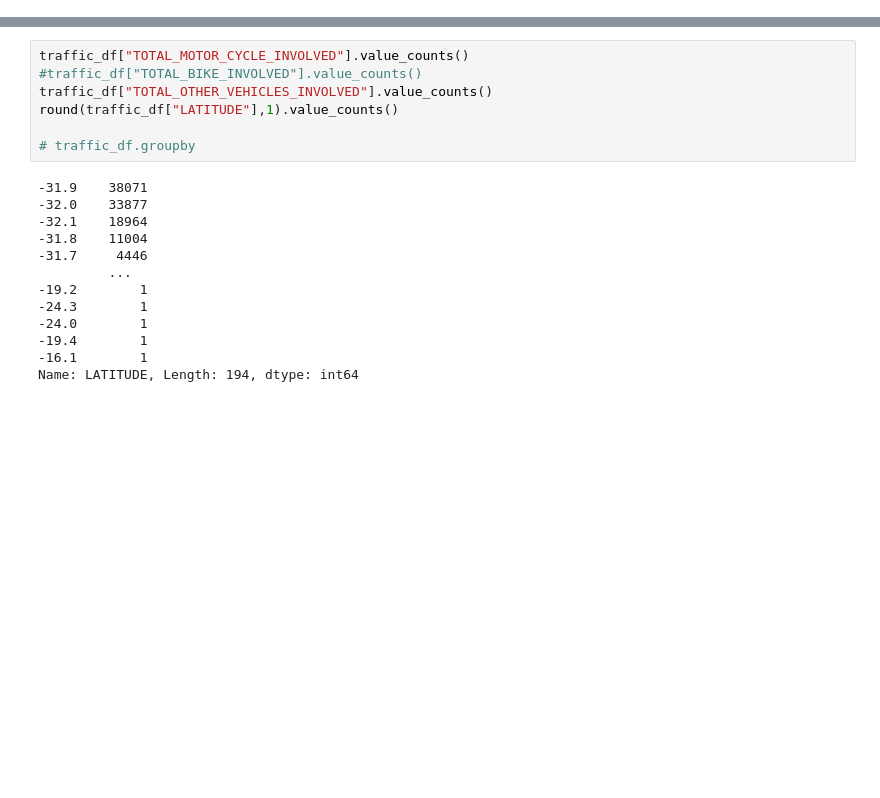
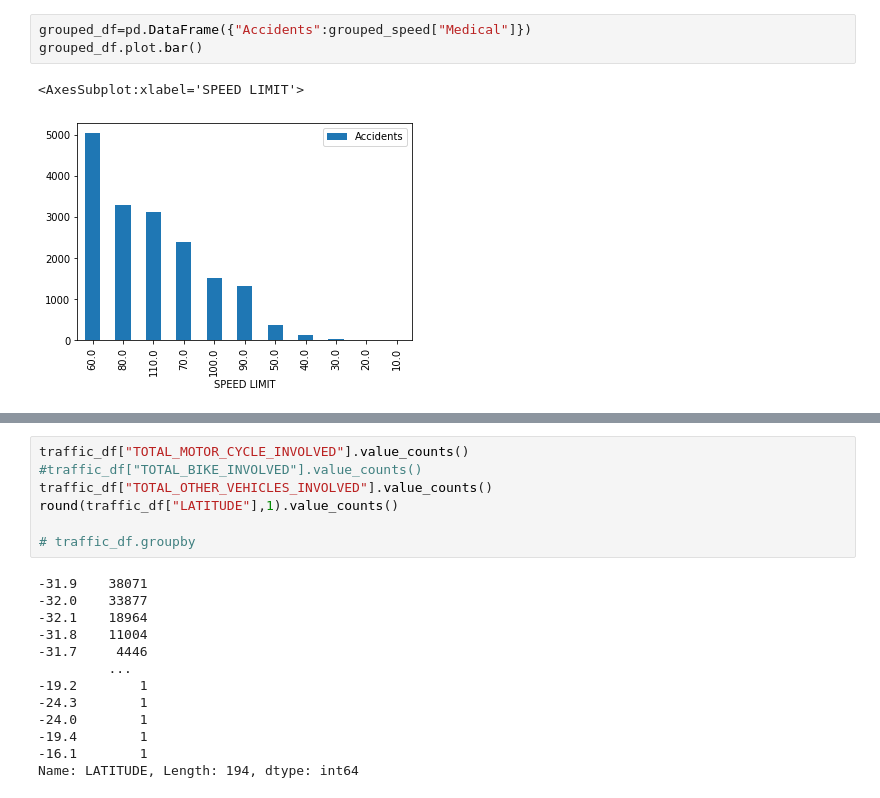
Before and after one commit to NZeinali/project_one, a Jupyter notebook: project1.ipynb, the cells around one changed output, grey strips where cells are left out. Drawn from its saved outputs; the diff is of its cells as text; blank space fills up the shorter version.

```diff
--- a/project1.ipynb
+++ b/project1.ipynb
@@ -69,0 +107,6 @@ Name: SPEED LIMIT, dtype: int64
+# %%
+grouped_df=pd.DataFrame({"Accidents":grouped_speed["Medical"]})
+grouped_df.plot.bar()
+# %% [output]
+<AxesSubplot:xlabel='SPEED LIMIT'>
+[figure, added]
```
Also changed, not shown: parts of 12 cells of this notebook.
